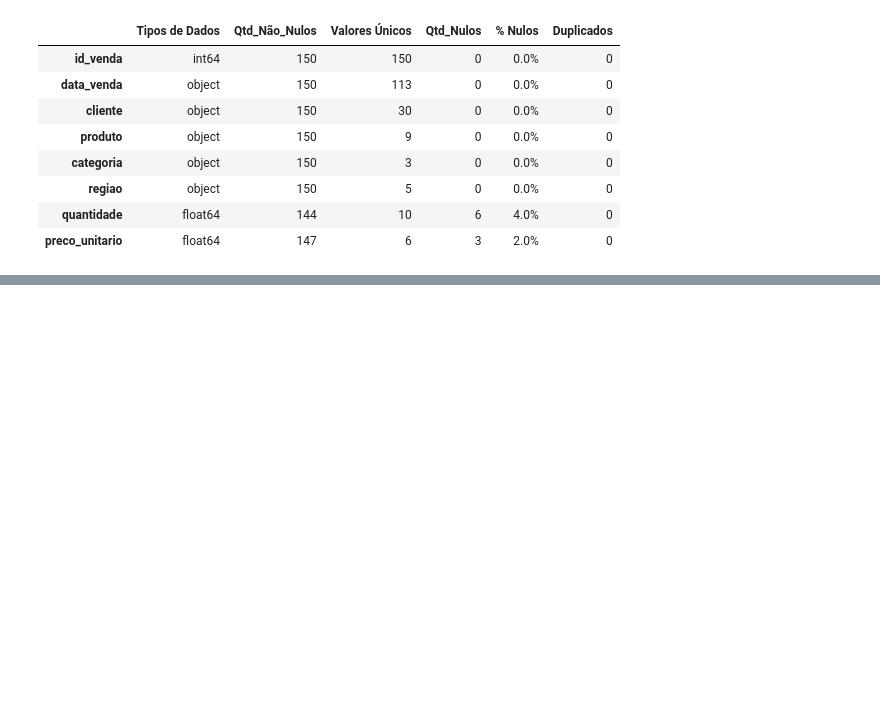
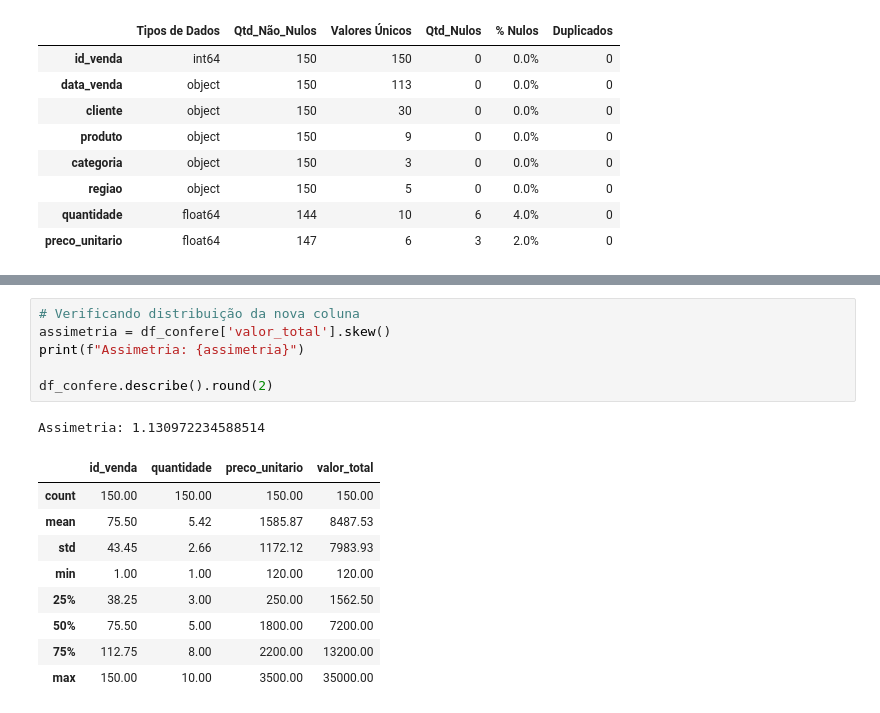
Before and after one commit to programagiovanni-code/dataview_projeto_sctec, a Jupyter notebook: notebooks/explorar_dados.ipynb, the cells around one changed output, grey strips where cells are left out. Drawn from its saved outputs; the diff is of its cells as text; blank space fills up the shorter version.

```diff
--- a/notebooks/explorar_dados.ipynb
+++ b/notebooks/explorar_dados.ipynb
@@ -209,0 +243,17 @@ display(diferencas)
+# %%
+# Verificando distribuição da nova coluna
+assimetria = df_confere['valor_total'].skew()
+print(f"Assimetria: {assimetria}")
+
+df_confere.describe().round(2)
+# %% [output]
+Assimetria: 1.130972234588514
+|  | id_venda | quantidade | preco_unitario | valor_total |
+| count | 150.00 | 150.00 | 150.00 | 150.00 |
+| mean | 75.50 | 5.42 | 1585.87 | 8487.53 |
+| std | 43.45 | 2.66 | 1172.12 | 7983.93 |
+| min | 1.00 | 1.00 | 120.00 | 120.00 |
+| 25% | 38.25 | 3.00 | 250.00 | 1562.50 |
+| 50% | 75.50 | 5.00 | 1800.00 | 7200.00 |
+| 75% | 112.75 | 8.00 | 2200.00 | 13200.00 |
+| max | 150.00 | 10.00 | 3500.00 | 35000.00 |
```
Also changed, not shown: parts of 22 cells of this notebook, 5 other files.
